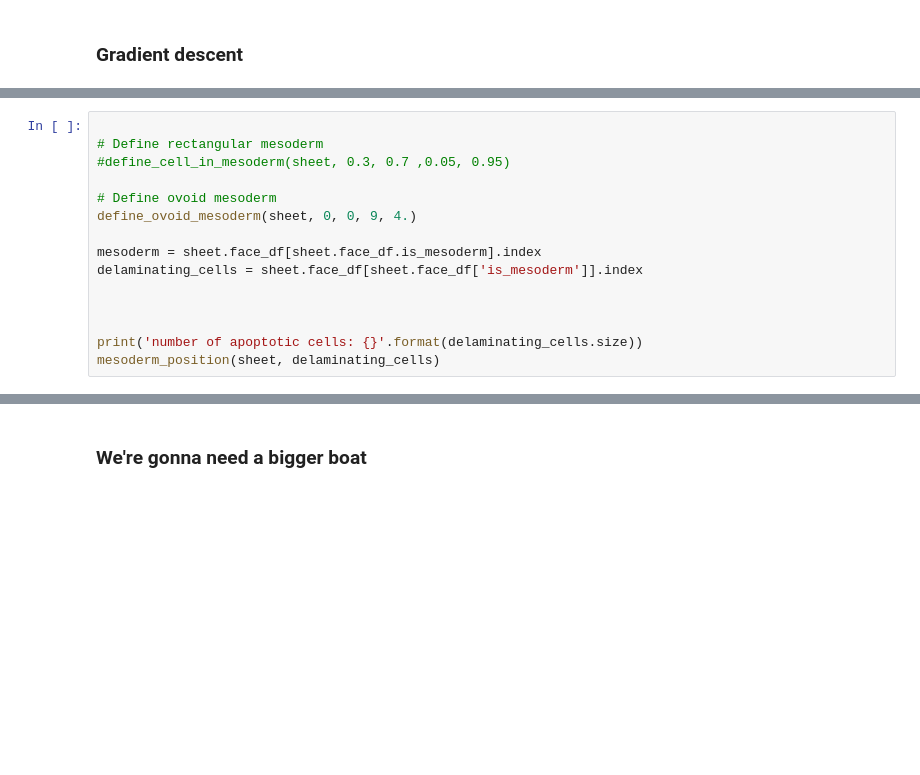
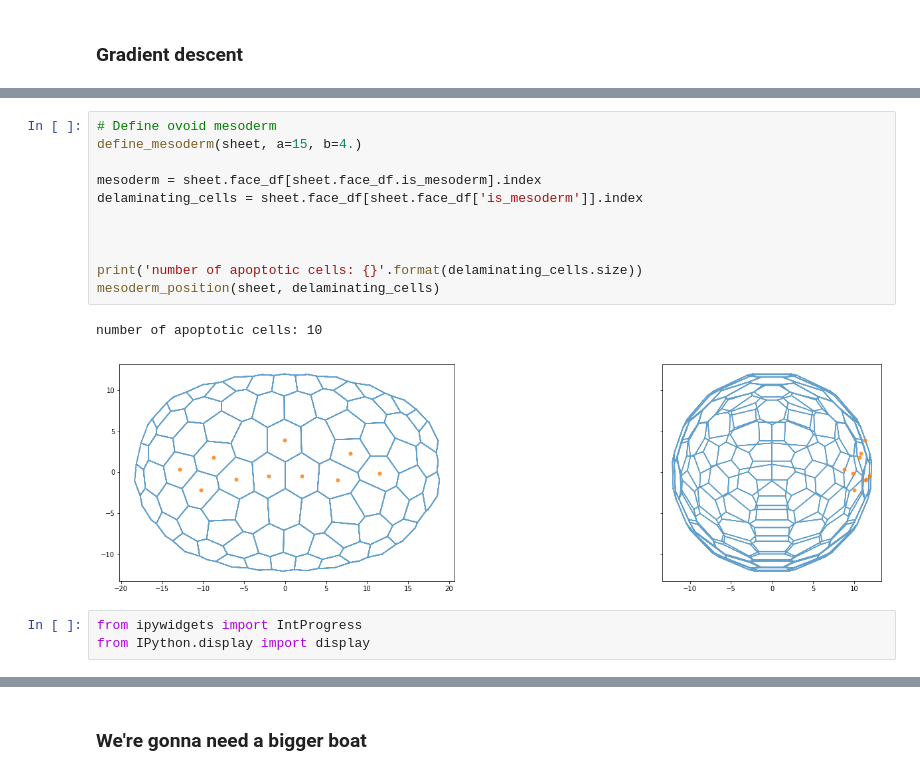
Before and after one commit to suzannelab/invagination, a Jupyter notebook: notebooks/SmallEllipsoidInvagination.ipynb, the cells around one changed output, grey strips where cells are left out. Saved outputs shown, nothing was run; the diff lists cells and outputs as text; blank space fills up the shorter version.

```diff
--- a/notebooks/SmallEllipsoidInvagination.ipynb
+++ b/notebooks/SmallEllipsoidInvagination.ipynb
@@ -204,17 +176,19 @@ ipv_fig
 # %%
-
-# Define rectangular mesoderm
-#define_cell_in_mesoderm(sheet, 0.3, 0.7 ,0.05, 0.95)
-
 # Define ovoid mesoderm
-define_ovoid_mesoderm(sheet, 0, 0, 9, 4.)
+define_mesoderm(sheet, a=15, b=4.)
 
 mesoderm = sheet.face_df[sheet.face_df.is_mesoderm].index
 delaminating_cells = sheet.face_df[sheet.face_df['is_mesoderm']].index
 
 
 
 print('number of apoptotic cells: {}'.format(delaminating_cells.size))
 mesoderm_position(sheet, delaminating_cells)
+# %% [output]
+number of apoptotic cells: 10
+[figure, added]
+# %%
+from ipywidgets import IntProgress
+from IPython.display import display
 # %%
 
```
Also changed, not shown: parts of 20 cells of this notebook, 3 other files.
